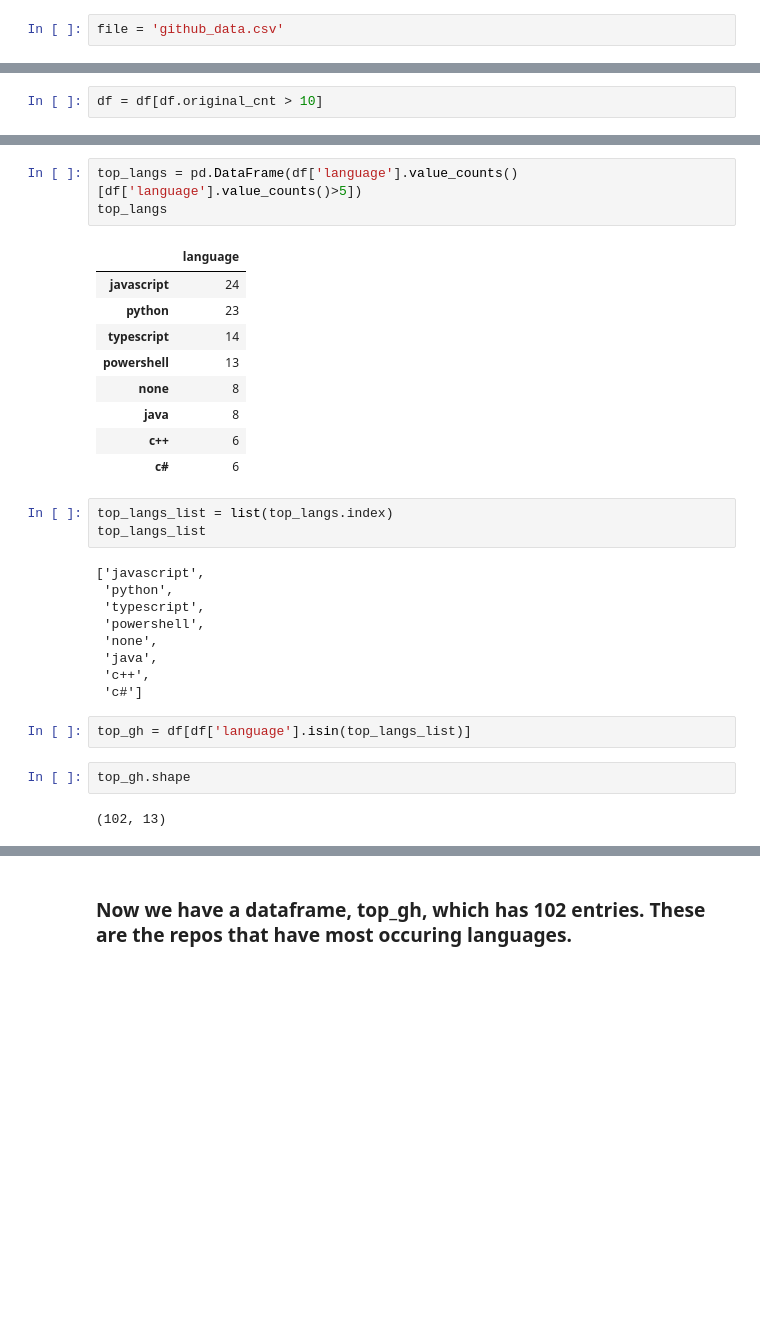
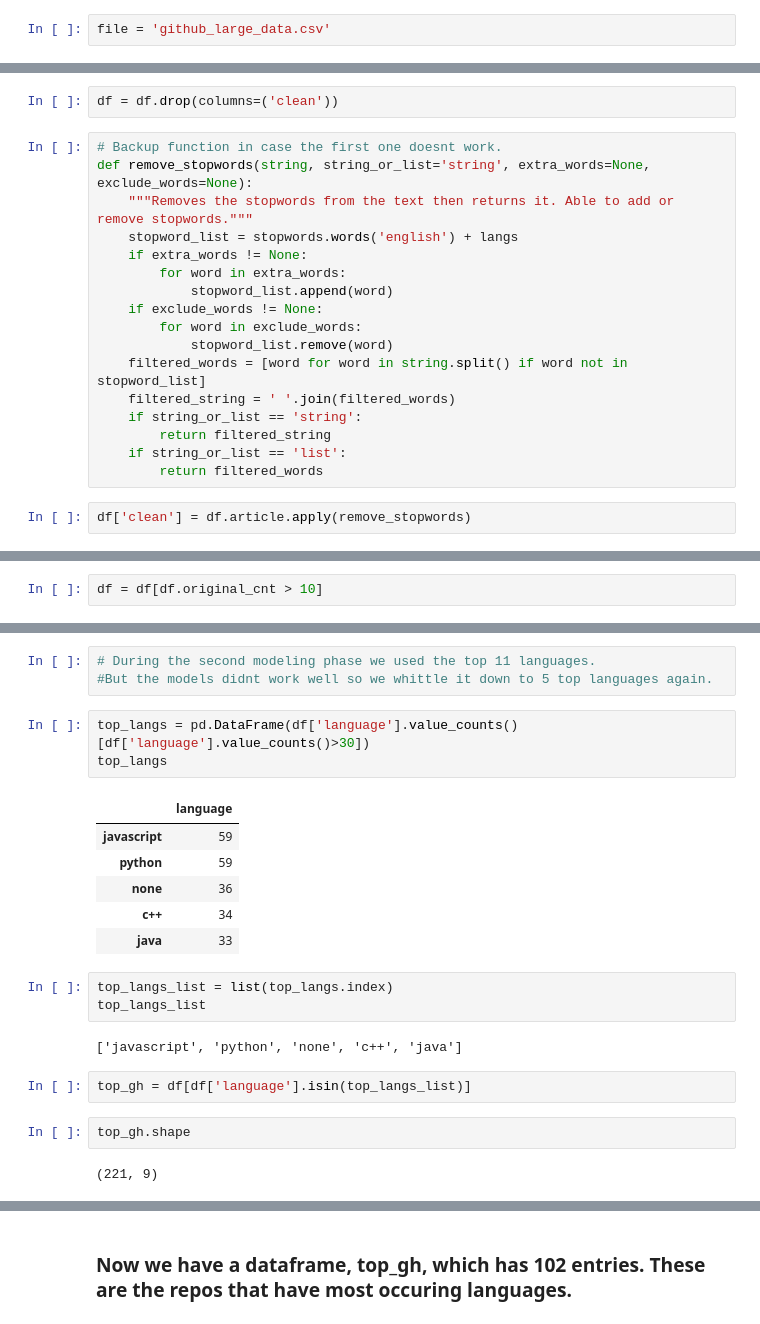
Before and after one commit to codeup-cyber-linguists/languages-classifier, a Jupyter notebook: jesse_nlp_nb.ipynb, the cells around one changed output, grey strips where cells are left out. Cells and saved outputs as stored; diff of their text form; blank space fills up the shorter version.

Commit message:
Changed the dataset to the large one

```diff
--- a/jesse_nlp_nb.ipynb
+++ b/jesse_nlp_nb.ipynb
@@ -535,7 +535,7 @@ from env import path
 # %% [markdown]
 ### Leaving the work for the first modeling phase below...
 # %%
-file = 'github_data.csv'
+file = 'github_large_data.csv'
 # %%
 df = pd.read_csv(path+file, header='infer', index_col=0)
 # %%
@@ -838,0 +838,21 @@ remove_stopwords(extra_words=langs)
+# %%
+df = df.drop(columns=('clean'))
+# %%
+# Backup function in case the first one doesnt work.
+def remove_stopwords(string, string_or_list='string', extra_words=None, exclude_words=None):
+    """Removes the stopwords from the text then returns it. Able to add or remove stopwords."""
+    stopword_list = stopwords.words('english') + langs
+    if extra_words != None:
+        for word in extra_words:
+            stopword_list.append(word)
+    if exclude_words != None:
+        for word in exclude_words:
+            stopword_list.remove(word)
+    filtered_words = [word for word in string.split() if word not in stopword_list]
+    filtered_string = ' '.join(filtered_words)
+    if string_or_list == 'string':
+        return filtered_string
+    if string_or_list == 'list':
+        return filtered_words
+# %%
+df['clean'] = df.article.apply(remove_stopwords)
@@ -856,34 +887,27 @@ df.head()
+# %%
+# During the second modeling phase we used the top 11 languages.
+#But the models didnt work well so we whittle it down to 5 top languages again.
 # %%
-top_langs = pd.DataFrame(df['language'].value_counts()[df['language'].value_counts()>5])
+top_langs = pd.DataFrame(df['language'].value_counts()[df['language'].value_counts()>30])
 top_langs
 # %% [output]
 |  | language |
-| javascript | 24 |
-| python | 23 |
-| typescript | 14 |
-| powershell | 13 |
-| none | 8 |
-| java | 8 |
-| c++ | 6 |
-| c# | 6 |
+| javascript | 59 |
+| python | 59 |
+| none | 36 |
+| c++ | 34 |
+| java | 33 |
 # %%
 top_langs_list = list(top_langs.index)
 top_langs_list
 # %% [output]
-['javascript',
- 'python',
- 'typescript',
- 'powershell',
- 'none',
- 'java',
- 'c++',
- 'c#']
+['javascript', 'python', 'none', 'c++', 'java']
 # %%
 top_gh = df[df['language'].isin(top_langs_list)]
 # %%
 top_gh.shape
 # %% [output]
-(102, 13)
+(221, 9)
 # %%
 top_gh
 # %% [output]
```
Also changed, not shown: parts of 73 cells of this notebook.
